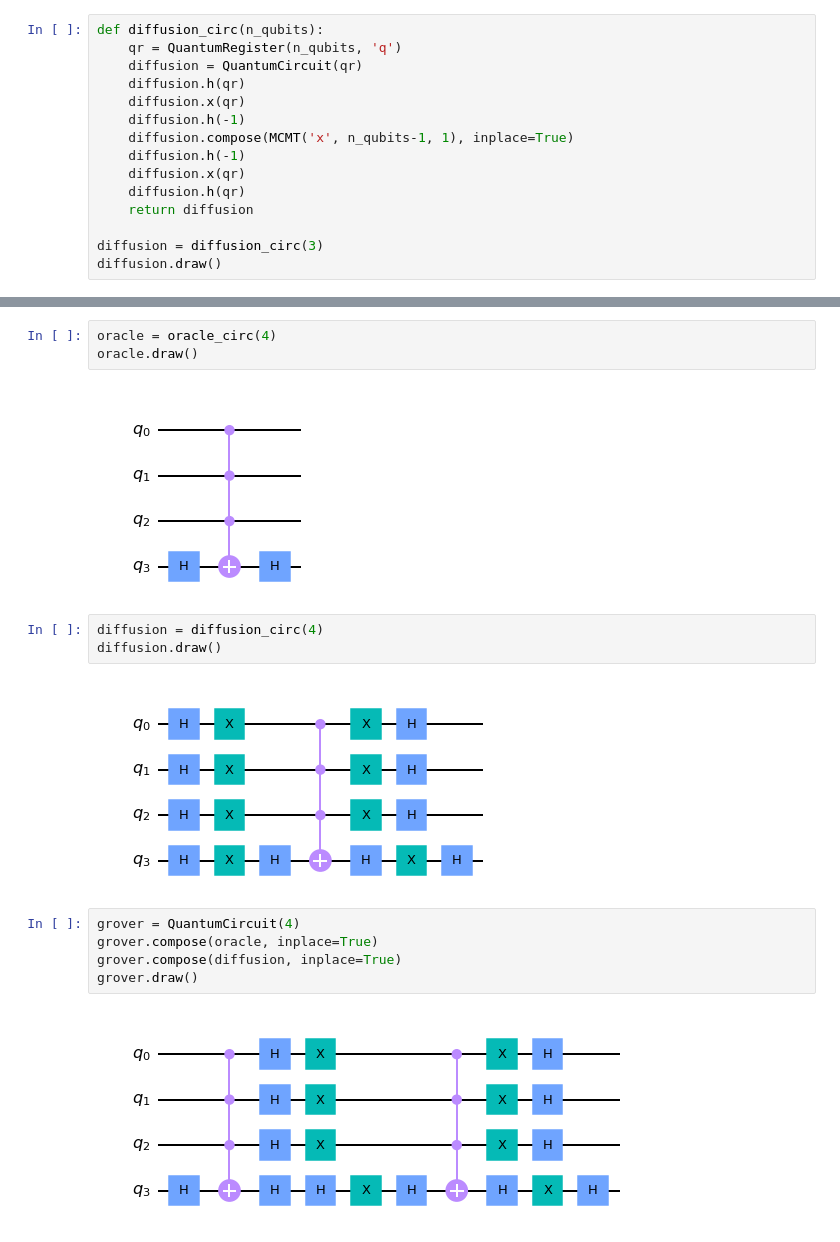
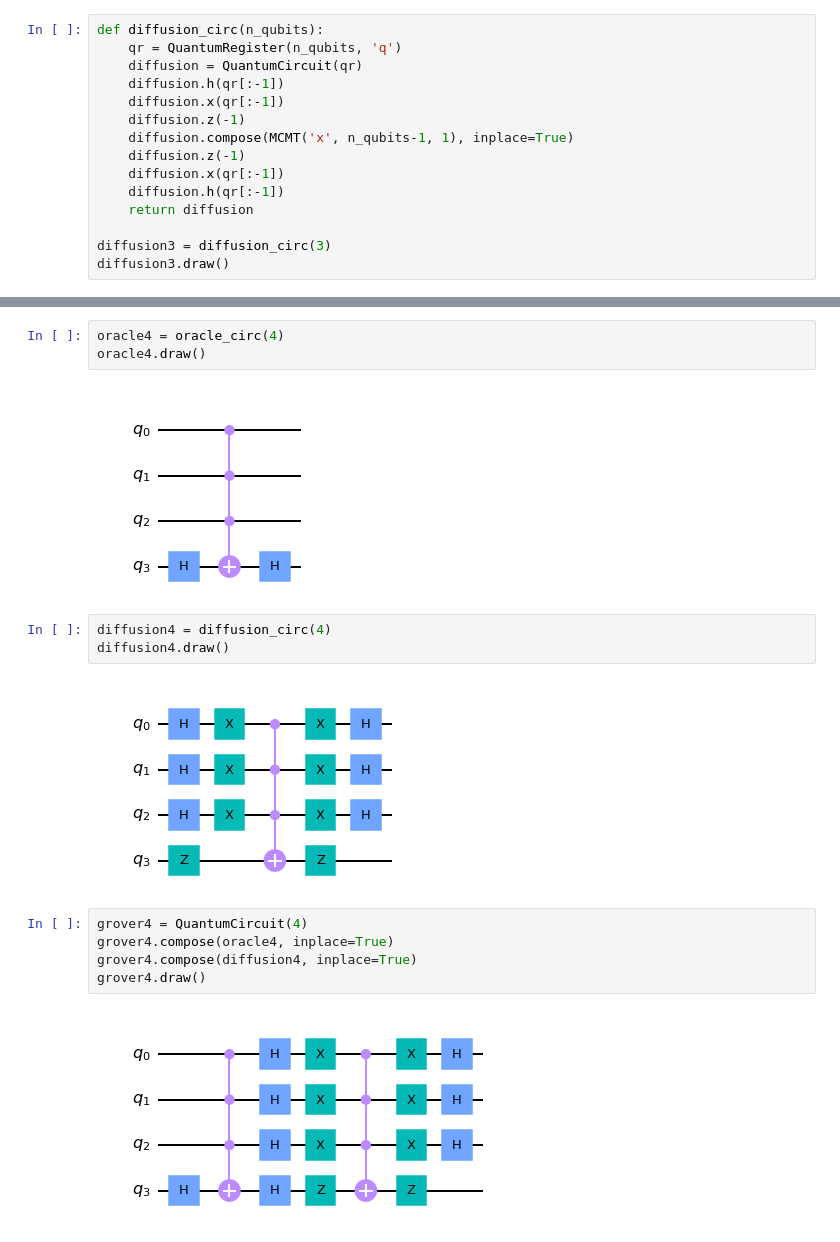
Before and after one commit to lhugens/quantum-computing, a Jupyter notebook: depth_optimization_grover.ipynb, the cells around one changed output, grey strips where cells are left out. Cells and saved outputs as stored; diff of their text form.

```diff
--- a/depth_optimization_grover.ipynb
+++ b/depth_optimization_grover.ipynb
@@ -70,15 +70,15 @@ oracle.draw()
 def diffusion_circ(n_qubits):
     qr = QuantumRegister(n_qubits, 'q')
     diffusion = QuantumCircuit(qr)
-    diffusion.h(qr)
-    diffusion.x(qr)
-    diffusion.h(-1)
+    diffusion.h(qr[:-1])
+    diffusion.x(qr[:-1])
+    diffusion.z(-1)
     diffusion.compose(MCMT('x', n_qubits-1, 1), inplace=True)
-    diffusion.h(-1)
-    diffusion.x(qr)
-    diffusion.h(qr)
+    diffusion.z(-1)
+    diffusion.x(qr[:-1])
+    diffusion.h(qr[:-1])
     return diffusion
 
-diffusion = diffusion_circ(3)
-diffusion.draw()
+diffusion3 = diffusion_circ(3)
+diffusion3.draw()
 # %% [output]
@@ -191,19 +191,19 @@ init.draw()
 # %% [output]
 [figure]
 # %%
-oracle = oracle_circ(4)
-oracle.draw()
+oracle4 = oracle_circ(4)
+oracle4.draw()
 # %% [output]
 [figure]
 # %%
-diffusion = diffusion_circ(4)
-diffusion.draw()
+diffusion4 = diffusion_circ(4)
+diffusion4.draw()
 # %% [output]
-[figure, old version]
+[figure, new version]
 # %%
-grover = QuantumCircuit(4)
-grover.compose(oracle, inplace=True)
-grover.compose(diffusion, inplace=True)
-grover.draw()
+grover4 = QuantumCircuit(4)
+grover4.compose(oracle4, inplace=True)
+grover4.compose(diffusion4, inplace=True)
+grover4.draw()
 # %% [output]
-[figure, old version]
+[figure, new version]
```
Also changed, not shown: parts of 25 cells of this notebook.
